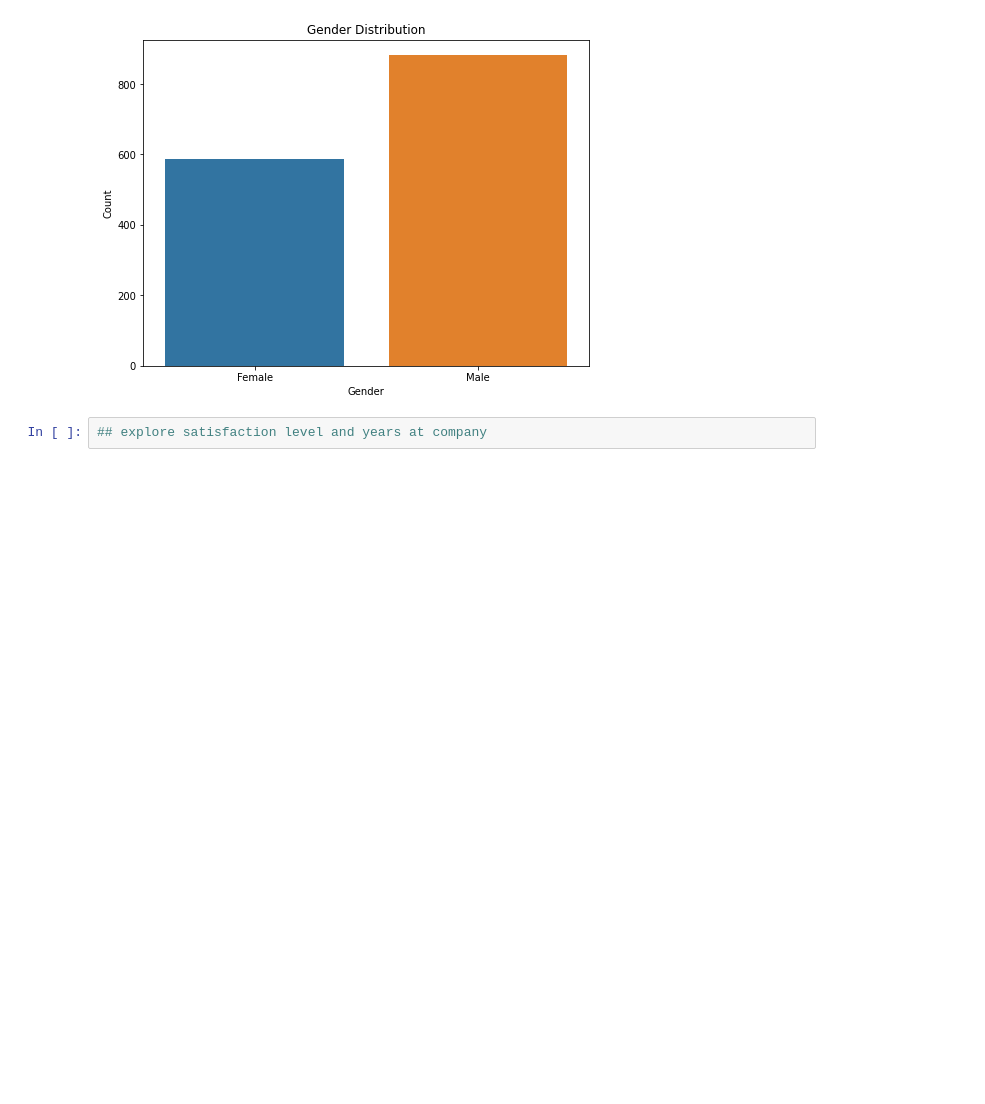
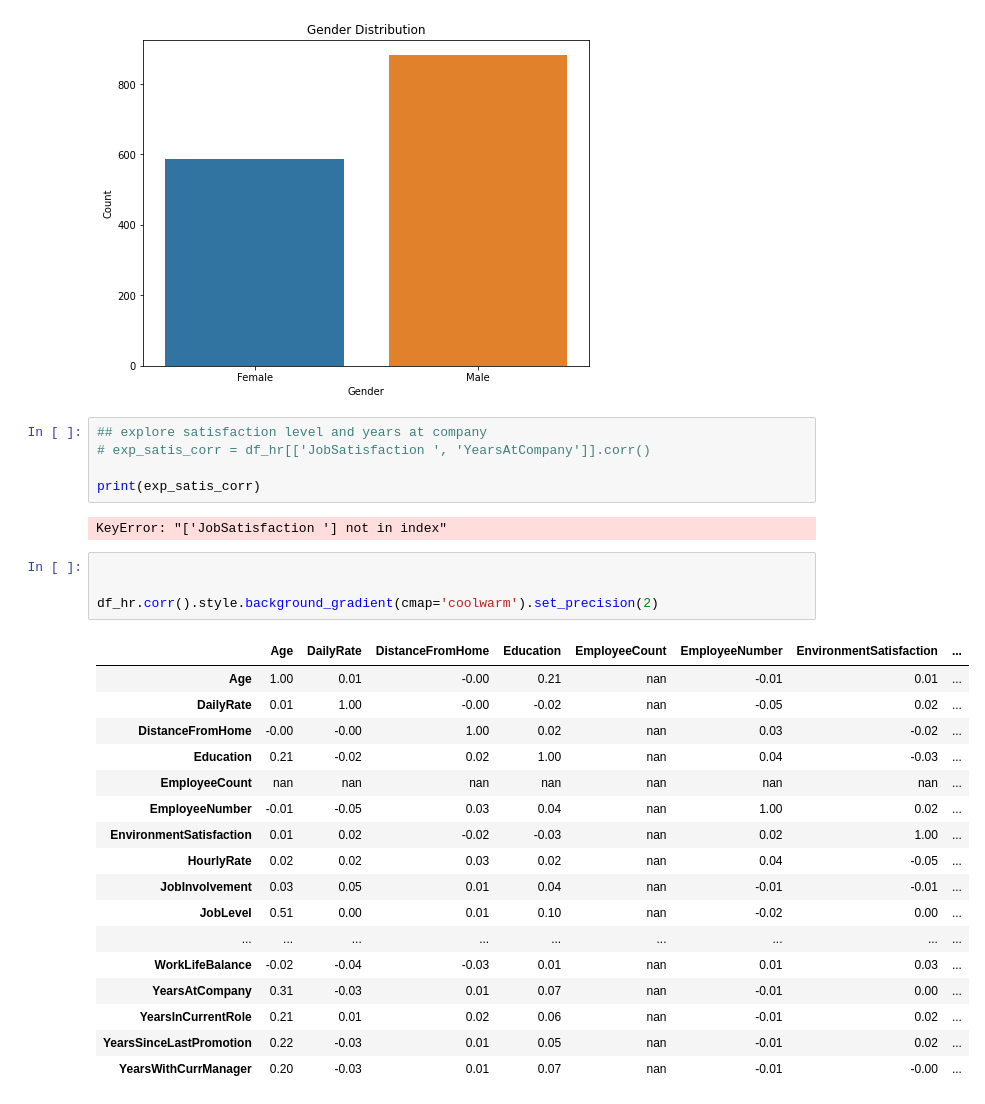
Before and after one commit to rjstutu/HR_Sample_Dashboard, a Jupyter notebook: EDA.ipynb, the cells around one changed output. Drawn from its saved outputs; the diff is of its cells as text; blank space fills up the shorter version.

```diff
--- a/EDA.ipynb
+++ b/EDA.ipynb
@@ -72,3 +72,30 @@ plt.show()
 [figure]
 # %%
 ## explore satisfaction level and years at company
+# exp_satis_corr = df_hr[['JobSatisfaction ', 'YearsAtCompany']].corr()
+
+print(exp_satis_corr)
+# %% [output]
+KeyError: "['JobSatisfaction '] not in index"
+# %%
+
+
+df_hr.corr().style.background_gradient(cmap='coolwarm').set_precision(2)
+# %% [output]
+|  | Age | DailyRate | DistanceFromHome | Education | EmployeeCount | EmployeeNumber | EnvironmentSatisfaction | ... |
+| Age | 1.00 | 0.01 | -0.00 | 0.21 | nan | -0.01 | 0.01 | ... |
+| DailyRate | 0.01 | 1.00 | -0.00 | -0.02 | nan | -0.05 | 0.02 | ... |
+| DistanceFromHome | -0.00 | -0.00 | 1.00 | 0.02 | nan | 0.03 | -0.02 | ... |
+| Education | 0.21 | -0.02 | 0.02 | 1.00 | nan | 0.04 | -0.03 | ... |
+| EmployeeCount | nan | nan | nan | nan | nan | nan | nan | ... |
+| EmployeeNumber | -0.01 | -0.05 | 0.03 | 0.04 | nan | 1.00 | 0.02 | ... |
+| EnvironmentSatisfaction | 0.01 | 0.02 | -0.02 | -0.03 | nan | 0.02 | 1.00 | ... |
+| HourlyRate | 0.02 | 0.02 | 0.03 | 0.02 | nan | 0.04 | -0.05 | ... |
+| JobInvolvement | 0.03 | 0.05 | 0.01 | 0.04 | nan | -0.01 | -0.01 | ... |
+| JobLevel | 0.51 | 0.00 | 0.01 | 0.10 | nan | -0.02 | 0.00 | ... |
+| ... | ... | ... | ... | ... | ... | ... | ... | ... |
+| WorkLifeBalance | -0.02 | -0.04 | -0.03 | 0.01 | nan | 0.01 | 0.03 | ... |
+| YearsAtCompany | 0.31 | -0.03 | 0.01 | 0.07 | nan | -0.01 | 0.00 | ... |
+| YearsInCurrentRole | 0.21 | 0.01 | 0.02 | 0.06 | nan | -0.01 | 0.02 | ... |
+| YearsSinceLastPromotion | 0.22 | -0.03 | 0.01 | 0.05 | nan | -0.01 | 0.02 | ... |
+| YearsWithCurrManager | 0.20 | -0.03 | 0.01 | 0.07 | nan | -0.01 | -0.00 | ... |
```
Also changed, not shown: parts of 1 cell of this notebook.
